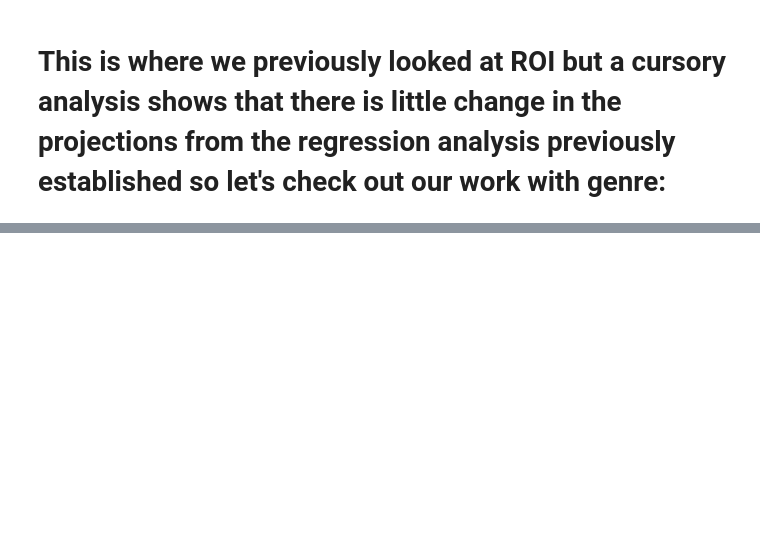
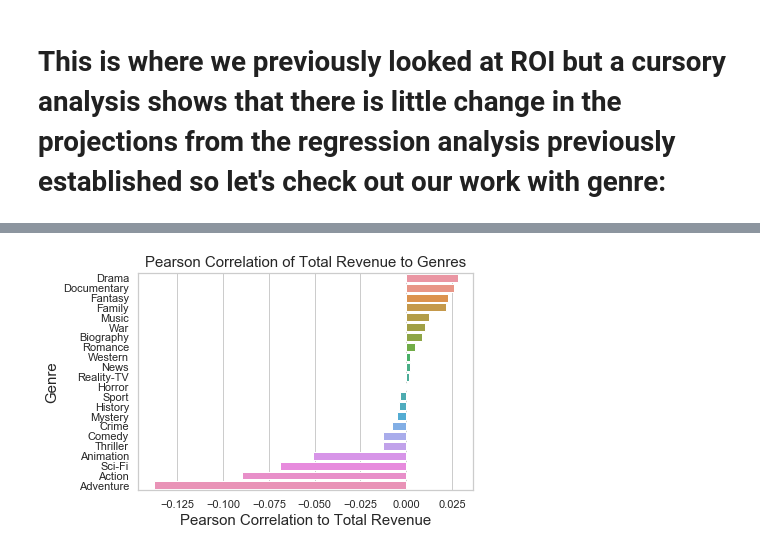
Before and after one commit to ElliotEvins/microsoft-movie-analysis-project, a Jupyter notebook: ipynb files/cpi_pursuit.ipynb, the cells around one changed output, grey strips where cells are left out. Saved outputs shown, nothing was run; the diff lists cells and outputs as text; code cells hidden in the pictures; blank space fills up the shorter version.

```diff
--- a/ipynb files/cpi_pursuit.ipynb
+++ b/ipynb files/cpi_pursuit.ipynb
@@ -171,0 +287,2 @@ print(r_value)
+# %%
+df_gross_corr['real_percentage_schedule'] =(((df_gross_corr['corr'] + 0.135993769626171)*100)/3.350269113).round(1)
@@ -171,0 +298,11 @@ print(r_value)
+# %%
+#Let's rebuild our previous table and merge them so we can compare:
+og_col = 'worldwide_gross'
+og_cols = ['Crime', 'War', 'Adventure', 'Biography', 'News', 'Sci-Fi', 'Animation',
+        'Fantasy', 'Thriller', 'Family', 'History', 'Horror', 'Drama',
+        'Reality-TV', 'Romance', 'Music', 'Action', 'Western',
+        'Mystery', 'Sport', 'Comedy', 'Documentary', og_col]
+og_dft = pop_chungus[og_cols]
+og_df_corr = og_dft.corr().unstack().reset_index(name='corr')
+og_df_gross_corr = og_df_corr.sort_values('corr', ascending=False)[(og_df_corr['level_0'] == og_col) & (og_df_corr['level_1'] != og_col)]
+og_df_gross_corr
@@ -171,0 +327,6 @@ print(r_value)
+# %%
+og_df_gross_corr['nominal_percentage_schedule'] =(((df_gross_corr['corr'] + 0.164351962)*100)/4.23).round(1)
+# %%
+combo_corr = df_gross_corr.merge(og_df_gross_corr, on= 'level_1')
+combo_corr['delta'] = combo_corr['corr_x'] - combo_corr['corr_y']
+combo_corr = combo_corr.sort_values('delta', ascending=False)
@@ -171,0 +342,7 @@ print(r_value)
+# %%
+sns.barplot(x="delta", y="level_1", data=combo_corr)
+plt.title('Pearson Correlation of Total Revenue to Genres', fontsize=15)
+plt.xlabel("Pearson Correlation to Total Revenue", fontsize=15)
+plt.ylabel("Genre", fontsize=15);
+# %% [output]
+[figure, added]
```
Also changed, not shown: parts of 17 cells of this notebook.
